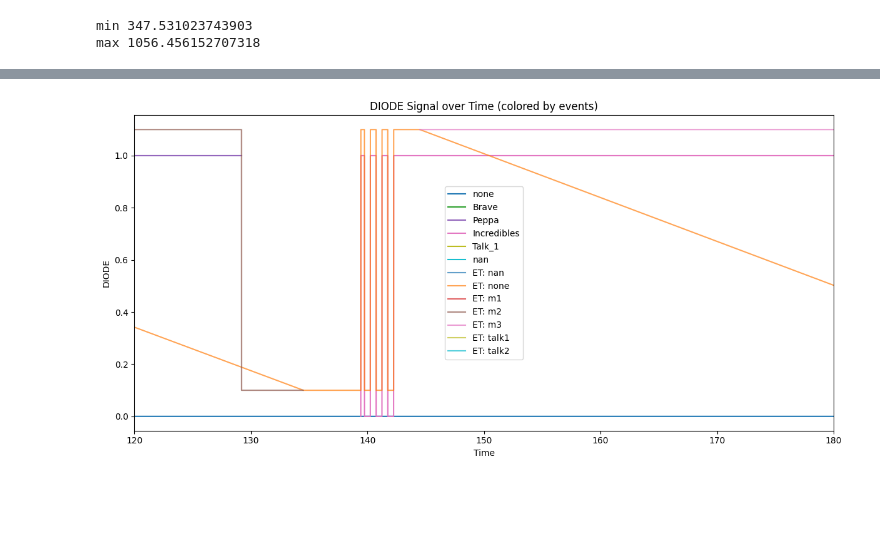
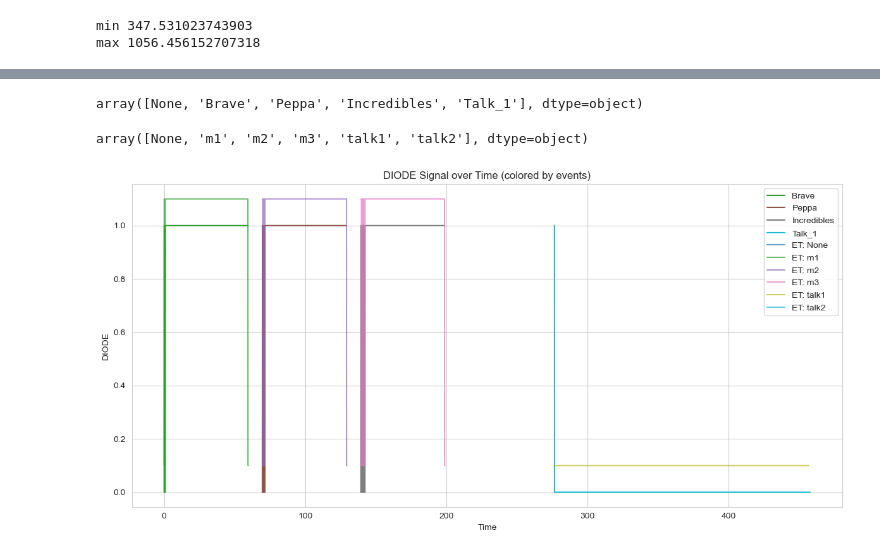
Before and after one commit to SYNCC-IN/hyperscanning-signal-analysis, a Jupyter notebook: scripts/EEG_ECG_ET_demo_01.ipynb, the cells around one changed output, grey strips where cells are left out. Cells and saved outputs as stored; diff of their text form; code cells hidden in the pictures; blank space fills up the shorter version.

```diff
--- a/scripts/EEG_ECG_ET_demo_01.ipynb
+++ b/scripts/EEG_ECG_ET_demo_01.ipynb
@@ -113,34 +129,42 @@ Index(['time_x', 'time_idx', 'events', 'EEG_ch_Fp1', 'EEG_ch_Fp2', 'EEG_ch_F7',
       dtype='object')
+# %%
+mmd.data['events'].unique()
+# %% [output]
+array([None, 'Brave', 'Peppa', 'Incredibles', 'Talk_1'], dtype=object)
+# %%
+mmd.data['ET_event'].unique()
+# %% [output]
+array([None, 'm1', 'm2', 'm3', 'talk1', 'talk2'], dtype=object)
 # %%
 # Create a figure
 fig, ax = plt.subplots(figsize=(12, 6))
 
 # Get unique events for color mapping
 events = mmd.data['events'].unique()
 colors = plt.cm.tab10(np.linspace(0, 1, len(events)))
 event_colors = dict(zip(events, colors))
 
 # Plot DIODE values colored by events
 for event in events:
     event_data = mmd.data[mmd.data['events'] == event]
-    ax.plot(event_data['time_x'], event_data['DIODE'], label=event, color=event_colors[event])
+    ax.plot(event_data['time'], event_data['DIODE'], label=event, color=event_colors[event])
 
 
 # add plots of DIODE vs time_idx colored based on ET_events
 et_events = mmd.data['ET_event'].unique()
 et_colors = plt.cm.tab10(np.linspace(0, 1, len(et_events)))
 et_event_colors = dict(zip(et_events, et_colors))
 
 for et_event in et_events:
     et_event_data = mmd.data[mmd.data['ET_event'] == et_event]
-    ax.plot(et_event_data['time_x'], et_event_data['DIODE']+0.1, label=f'ET: {et_event}', color=et_event_colors[et_event], linestyle='-', alpha=0.7)
+    ax.plot(et_event_data['time'], et_event_data['DIODE']+0.1, label=f'ET: {et_event}', color=et_event_colors[et_event], linestyle='-', alpha=0.7)
 
 ax.set_xlabel('Time')
 ax.set_ylabel('DIODE')
 ax.set_title('DIODE Signal over Time (colored by events)')
 ax.legend()
 plt.tight_layout()
-plt.xlim(120, 180)
+#plt.xlim(120, 180)
 plt.show()
 # %% [output]
-[figure, old version]
+[figure, new version]
```
Also changed, not shown: parts of 9 cells of this notebook, 2 other files.
